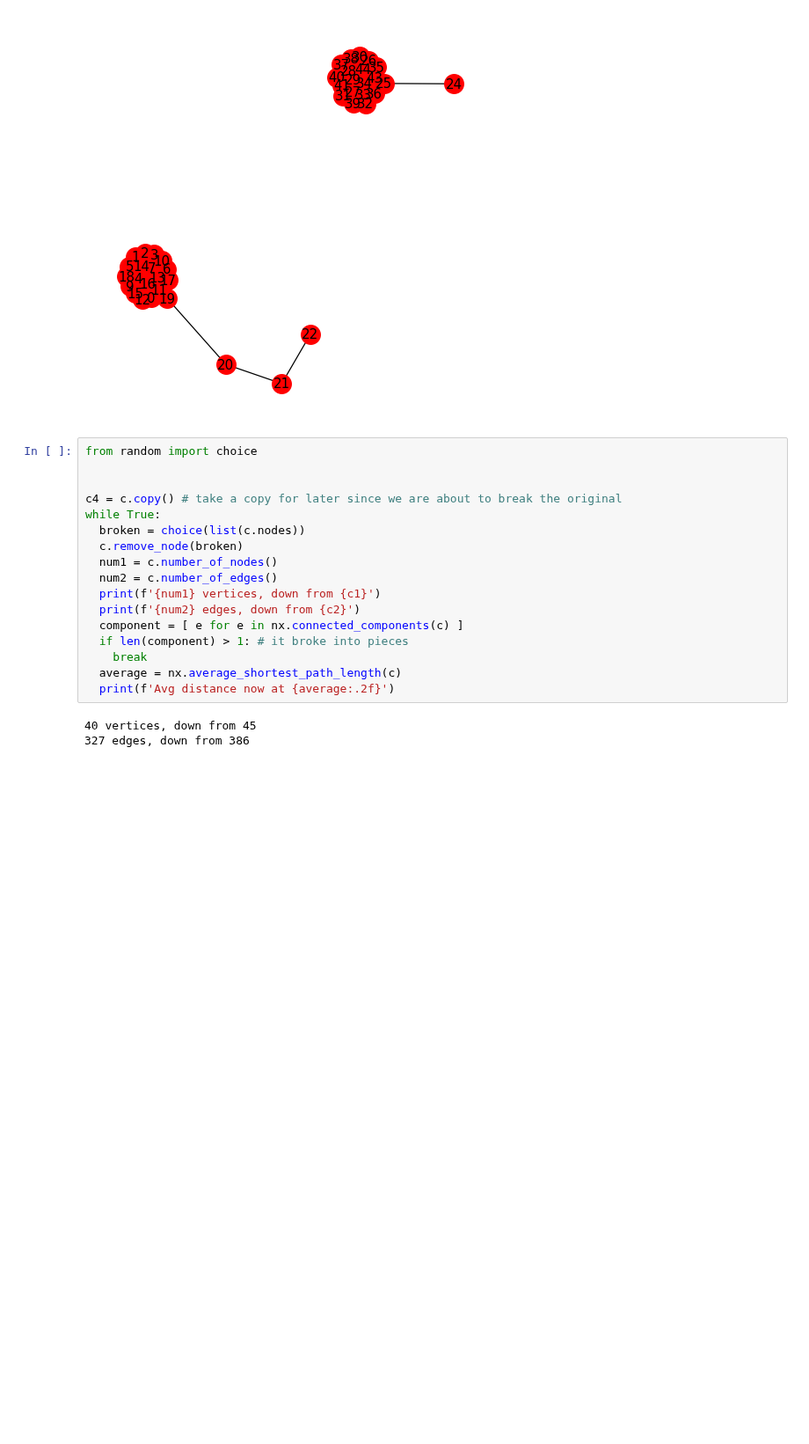
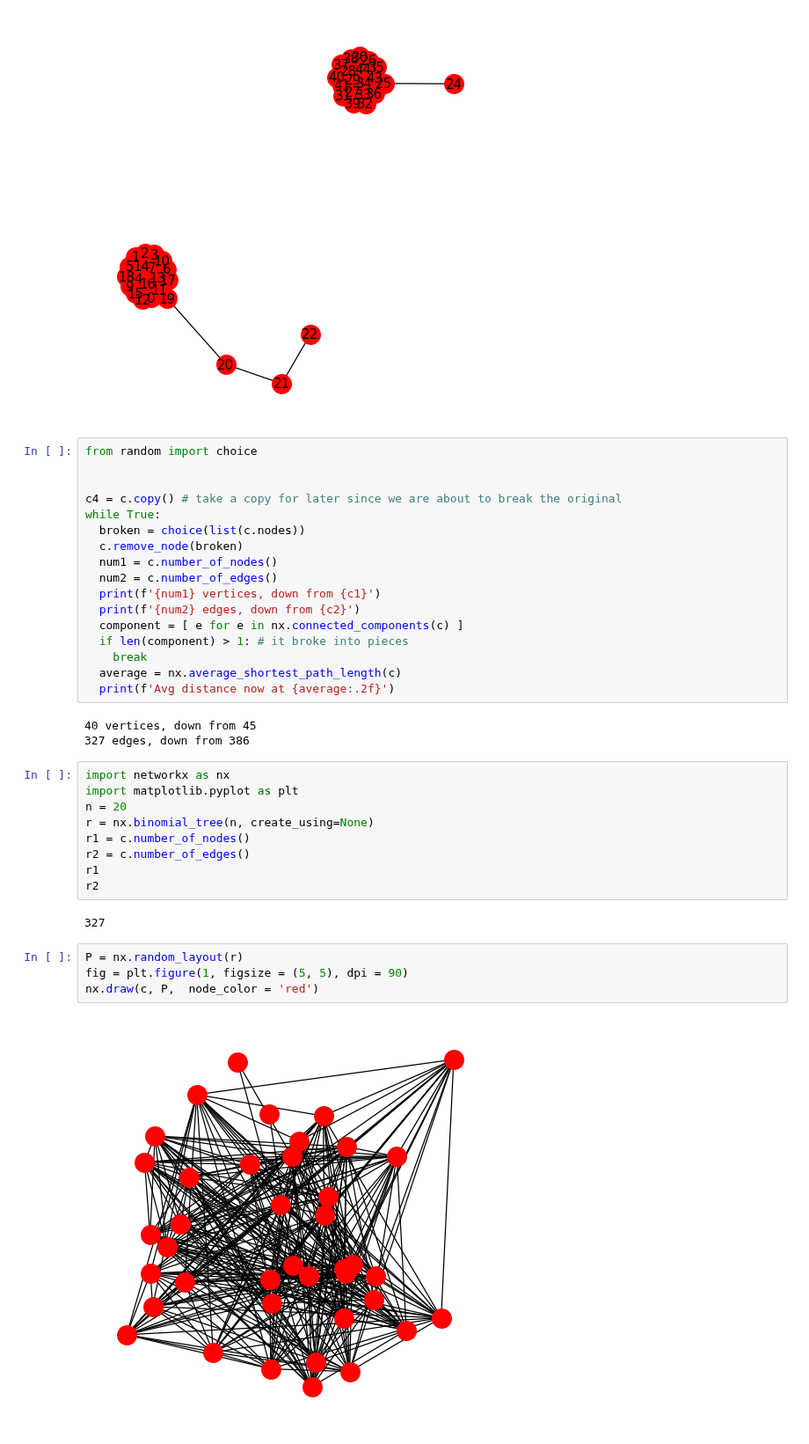
Before and after one commit to michelmalki/MichelMalki, a Jupyter notebook: Graphs.ipynb, the cells around one changed output. Shown at 88% size. Saved outputs shown, nothing was run; the diff lists cells and outputs as text; blank space fills up the shorter version.

```diff
--- a/Graphs.ipynb
+++ b/Graphs.ipynb
@@ -100,3 +100,20 @@ while True:
 # %% [output]
 40 vertices, down from 45
 327 edges, down from 386
+# %%
+import networkx as nx
+import matplotlib.pyplot as plt
+n = 20
+r = nx.binomial_tree(n, create_using=None)
+r1 = c.number_of_nodes()
+r2 = c.number_of_edges()
+r1
+r2
+# %% [output]
+327
+# %%
+P = nx.random_layout(r)
+fig = plt.figure(1, figsize = (5, 5), dpi = 90)
+nx.draw(c, P,  node_color = 'red')
+# %% [output]
+[figure, added]
```
